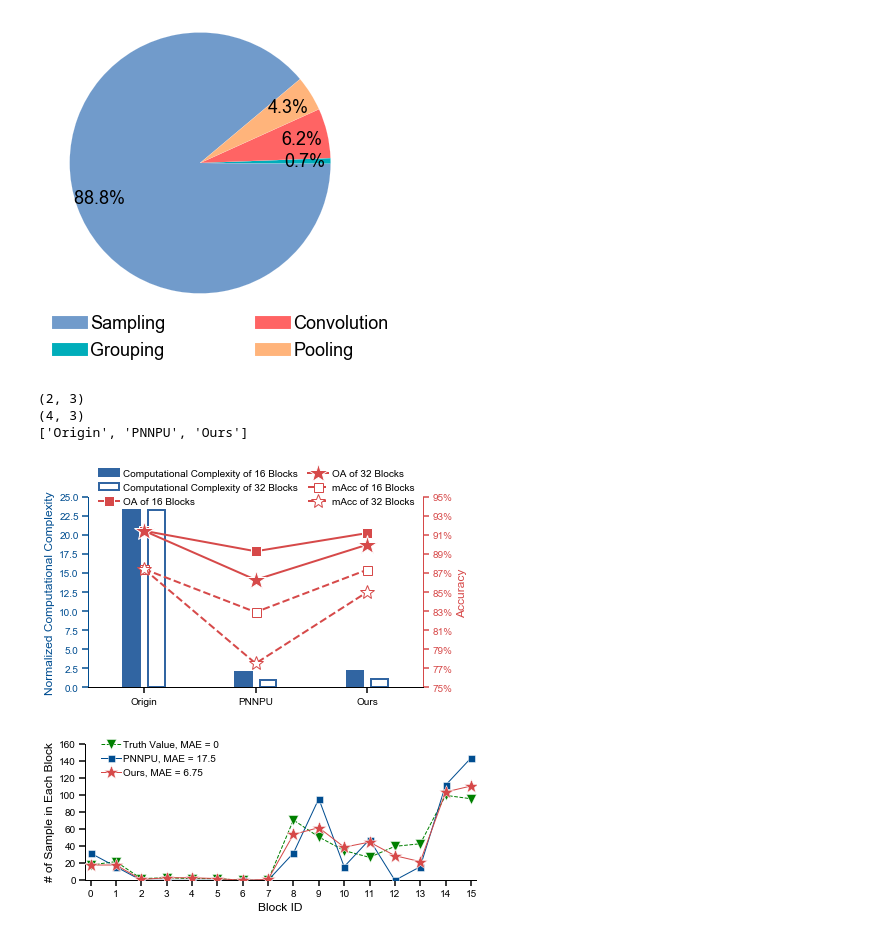
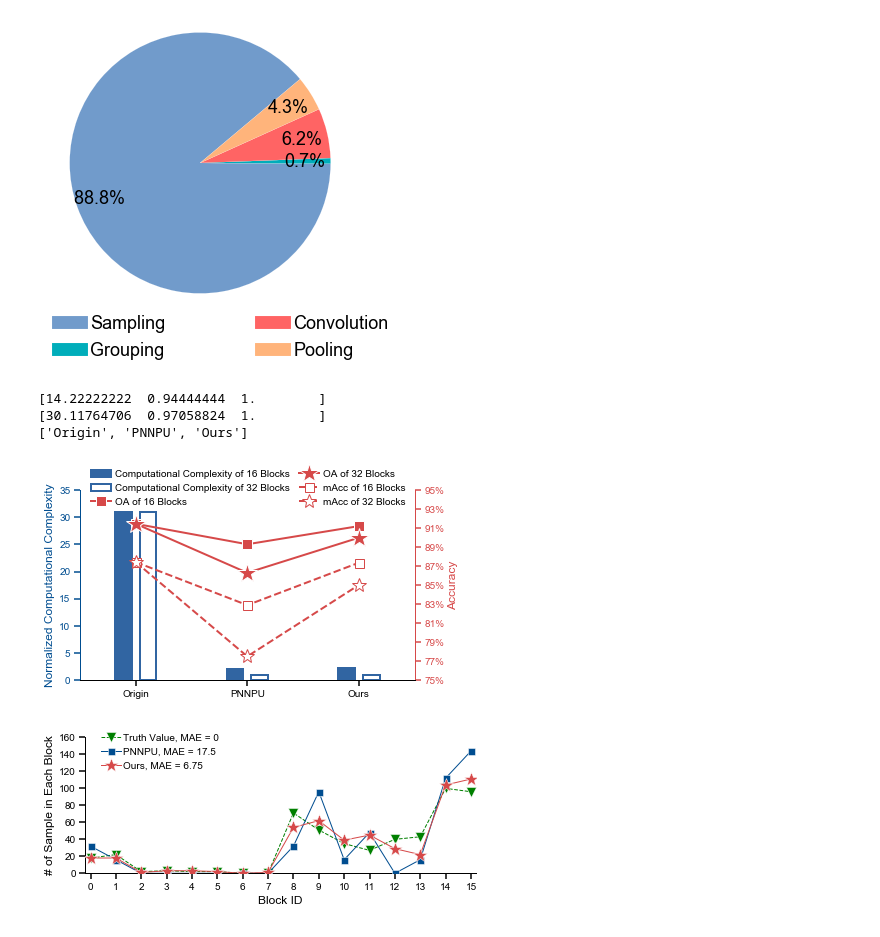
Before and after one commit to changchun-zhou/sagitta_fig, a Jupyter notebook: Nebula/scripts/Nebula.ipynb, the cells around one changed output. Saved outputs shown, nothing was run; the diff lists cells and outputs as text; code cells hidden in the pictures.

```diff
--- a/Nebula/scripts/Nebula.ipynb
+++ b/Nebula/scripts/Nebula.ipynb
@@ -90,8 +90,8 @@ from cls_plt_fig import cls_plt_fig
 
 fig_name ='../generate/FPS_Comparison.svg'
 Work = ['Origin','PNNPU','Ours']
-CM = np.array([[(1024**2)*3/4, (1+16)*(64**2), (2+16)*(64**2)],
-      [(1024**2)*3/4, (1+32)*(32**2), (2+32)*(32**2)]
+CM = np.array([[(1024**2), (1+16)*(64**2), (2+16)*(64**2)],
+      [(1024**2), (1+32)*(32**2), (2+32)*(32**2)]
       ]) / ((1+32)*(32**2))
 Acc = [[91.45, 89.30, 91.21],
       [91.45, 86.30, 89.99],
@@ -105,7 +105,7 @@ figsize=(6, 3.5)
 
 bar_width = 0.15
 xticks = Work
-legend_loc = (0.02, 0.93)
+legend_loc = (0.02, 0.89)
 
 y_value = [np.array(CM), np.array(Acc)/100]
 y_label = ["Normalized Computational Complexity", "Accuracy"]
@@ -113,11 +113,12 @@ y_fig_type = [['bar','bar'], ['plot','plot', 'plot', 'plot']]
 y_legend = [['Computational Complexity of 16 Blocks', 'Computational Complexity of 32 Blocks'], ['OA of 16 Blocks', 'OA of 32 Blocks', 'mAcc of 16 Blocks', 'mAcc of 32 Blocks']]
 legend_ncol = 2
 y_color=[[(49/255, 101/255, 162/255),(1,1,1)], [(214/255, 73/255, 73/255), (214/255, 73/255, 73/255), (214/255, 73/255, 73/255), (214/255, 73/255, 73/255)]]
-len_yticks = [10, 10]
-y_yticks_max = [25, 0.95]
+len_yticks = [7, 10]
+y_yticks_max = [35, 0.95]
 y_yticks_min = [0, 0.75]
-print(np.shape(y_value[0]))
-print(np.shape(y_value[1]))
+# print(y_value[0])
+print(y_value[0][0]*((1+32)*(32**2))/((2+16)*(64**2)))
+print(y_value[0][1]*((1+32)*(32**2))/((2+32)*(32**2)))
 print(xticks)
 cls_plt_fig('').func_plt_fig(
     fig_name=fig_name,
@@ -125,36 +126,36 @@ cls_plt_fig('').func_plt_fig(
     y_label = y_label,
     y_value = y_value,
     y_fig_type = y_fig_type,
     y_legend = y_legend,
     y_color = y_color,
     y_axis_color = [(0/255, 77/255, 144/255), (214/255, 73/255, 73/255)],
     y_yticks_max=y_yticks_max,
     y_yticks_min=y_yticks_min,
     y_edgecolor = [[(49/255, 101/255, 162/255), (49/255, 101/255, 162/255)],[]],
     y_linestyle=[['solid' for i in range(4)],['solid', 'solid', 'dashed', 'dashed']],
     y_marker = [[],['s','*', 's','*']],
     y_markersize = [[],[10, 21, 9, 14]],
     y_markerfacecolor= [[], [(214/255, 73/255, 73/255),(214/255, 73/255, 73/255), 'white', 'white']],
     y_markeredgecolor = [[], ['white', 'white', (214/255, 73/255, 73/255), (214/255, 73/255, 73/255)]],
     len_yticks=len_yticks,
     xticks= xticks,
     legend_loc =legend_loc,
     legend_columnspacing = 1,
     handletextpad = 0.4,
     figsize = figsize, #[0, 0, 1, 1],
     font_size = 10,
     plt_text = False,
     legend_ncol=legend_ncol,
     PercentFormatter = [False, True],
     bar_width = bar_width,
     linewidth= 2,
     bar_gap_width = 0.07
 )
 # %% [output]
-(2, 3)
-(4, 3)
+[14.22222222  0.94444444  1.        ]
+[30.11764706  0.97058824  1.        ]
 ['Origin', 'PNNPU', 'Ours']
-[figure, old version]
+[figure, new version]
 # %%
 # FPS_Distribution
 
```
Also changed, not shown: parts of 4 cells of this notebook.
